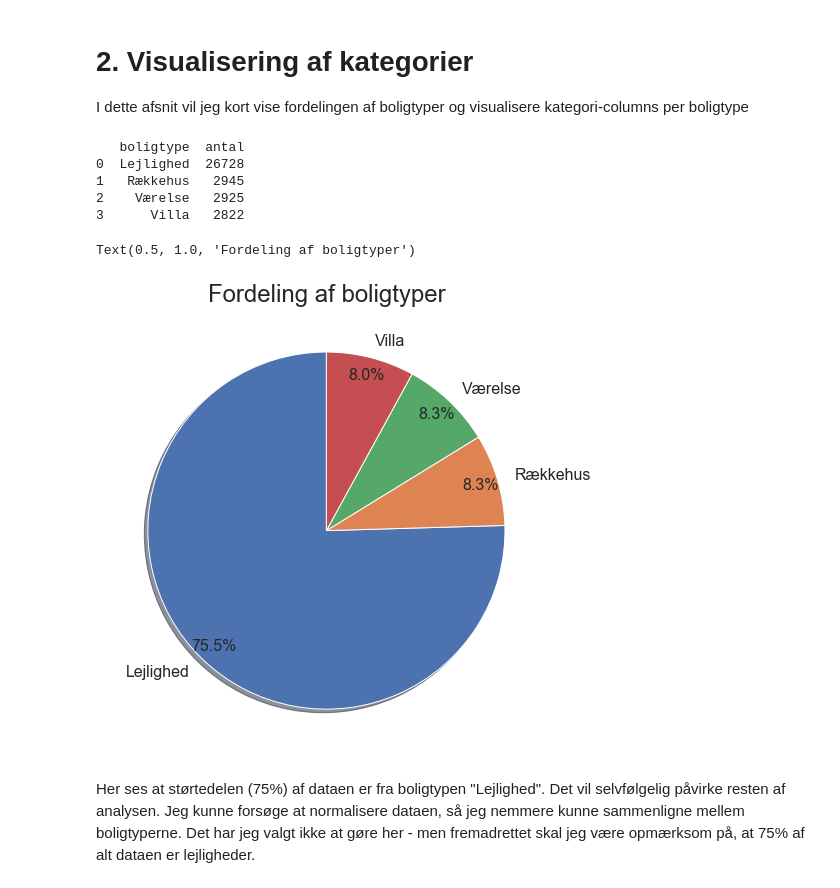
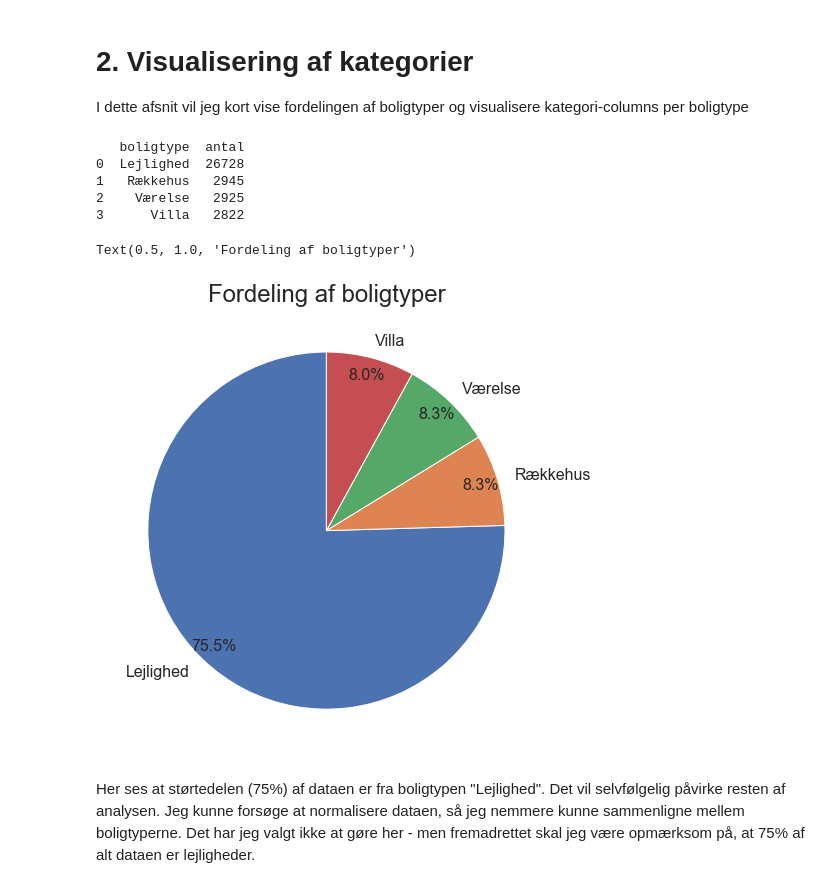
Before and after one commit to MadsJC/Bolig-site-analyse, a Jupyter notebook: PYTHON - Exploratory Data Analysis (EDA).ipynb, the cells around one changed output. Saved outputs shown, nothing was run; the diff lists cells and outputs as text; code cells hidden in the pictures.

```diff
--- a/PYTHON - Exploratory Data Analysis (EDA).ipynb
+++ b/PYTHON - Exploratory Data Analysis (EDA).ipynb
@@ -70,18 +70,18 @@ I dette afsnit vil jeg kort vise fordelingen af boligtyper og visualisere katego
 # %%
 df_valuecounts_boligtyper = df['boligtype'].value_counts().reset_index().rename(columns={'index':'boligtype', 'boligtype':'antal'})
 print(df_valuecounts_boligtyper)
 plt.figure(figsize=(8,15))
 plt.pie(x=df_valuecounts_boligtyper['antal'], labels=df_valuecounts_boligtyper['boligtype'], pctdistance=0.9,
-                  autopct='%1.1f%%', shadow=True, startangle=90, textprops={'fontsize': 16})
+                  autopct='%1.1f%%', startangle=90, textprops={'fontsize': 16})
 plt.title('Fordeling af boligtyper', fontsize=24)
 # %% [output]
    boligtype  antal
 0  Lejlighed  26728
 1   Rækkehus   2945
 2    Værelse   2925
 3      Villa   2822
 Text(0.5, 1.0, 'Fordeling af boligtyper')
-[figure, old version]
+[figure, new version]
 # %% [markdown]
 Her ses at størtedelen (75%) af dataen er fra boligtypen "Lejlighed". Det vil selvfølgelig påvirke resten af analysen. Jeg kunne forsøge at normalisere dataen, så jeg nemmere kunne sammenligne mellem boligtyperne.
 Det har jeg valgt ikke at gøre her - men fremadrettet skal jeg være opmærksom på, at 75% af alt dataen er lejligheder.
```
Also changed, not shown: parts of 10 cells of this notebook.
